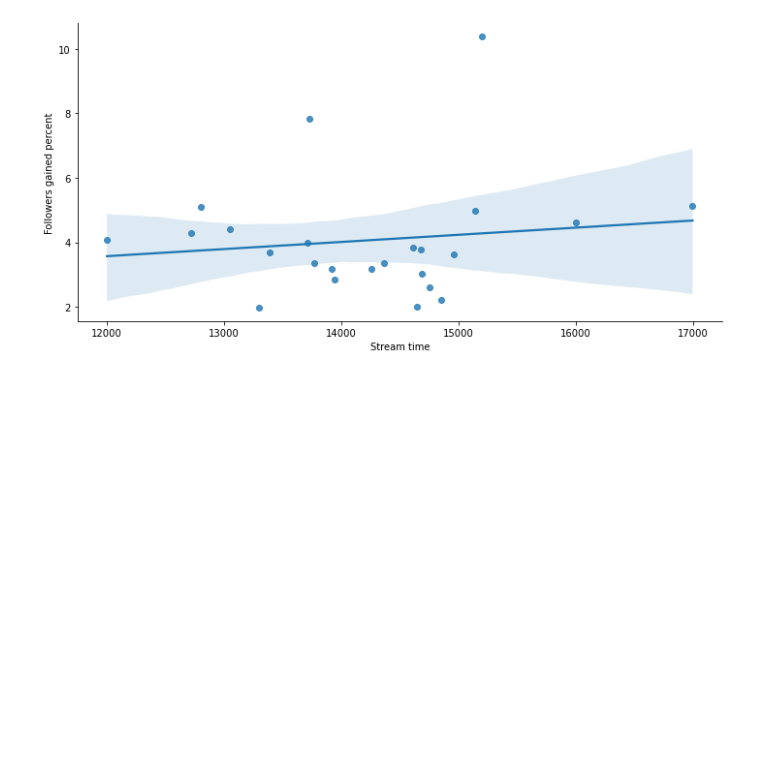
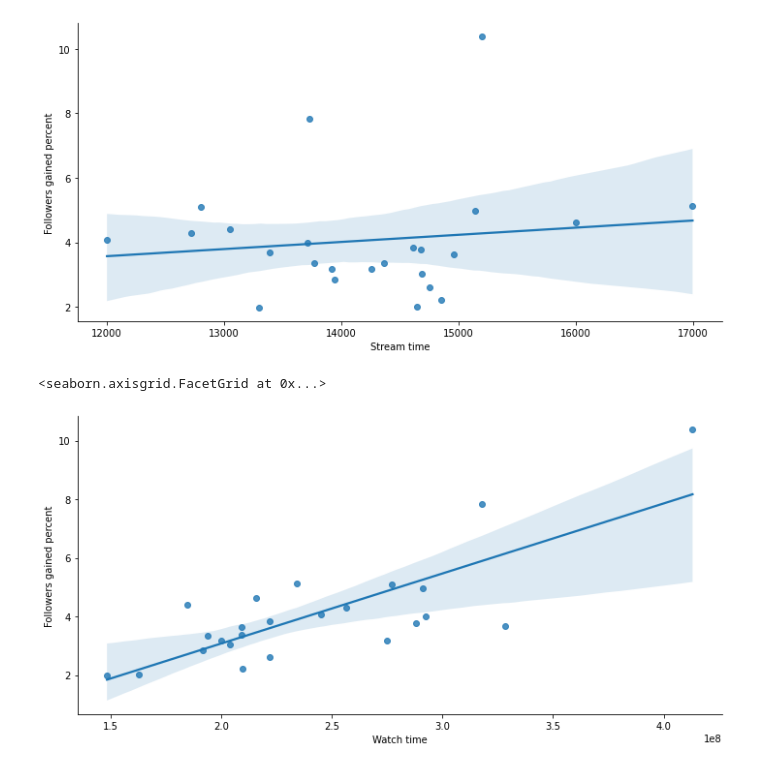
Before and after one commit to dayes5/Twitch-Analysis, a Jupyter notebook: EDACheckpointGroup079-Wi22.ipynb, the cells around one changed output. Saved outputs shown, nothing was run; the diff lists cells and outputs as text; code cells hidden in the pictures; blank space fills up the shorter version.

```diff
--- a/EDACheckpointGroup079-Wi22.ipynb
+++ b/EDACheckpointGroup079-Wi22.ipynb
@@ -135,6 +135,9 @@ sns.lmplot(x="Stream time", y="Followers gained percent", data=df, aspect=2)
 <seaborn.axisgrid.FacetGrid at 0x...>
 [figure]
 # %%
-sns.lmplot(x="Watch time", y="Followers gained", data=df, aspect=2)
+sns.lmplot(x="Watch time", y="Followers gained percent", data=df, aspect=2)
+# %% [output]
+<seaborn.axisgrid.FacetGrid at 0x...>
+[figure, added]
 # %%
 sns.lmplot(x="Watch time", y="Views gained", data=df, aspect=2)
```
Also changed, not shown: parts of 2 cells of this notebook.
